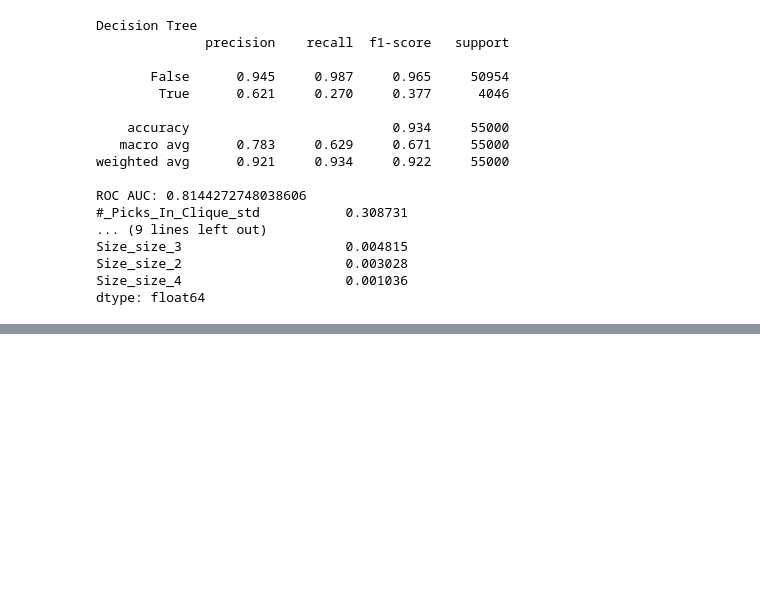
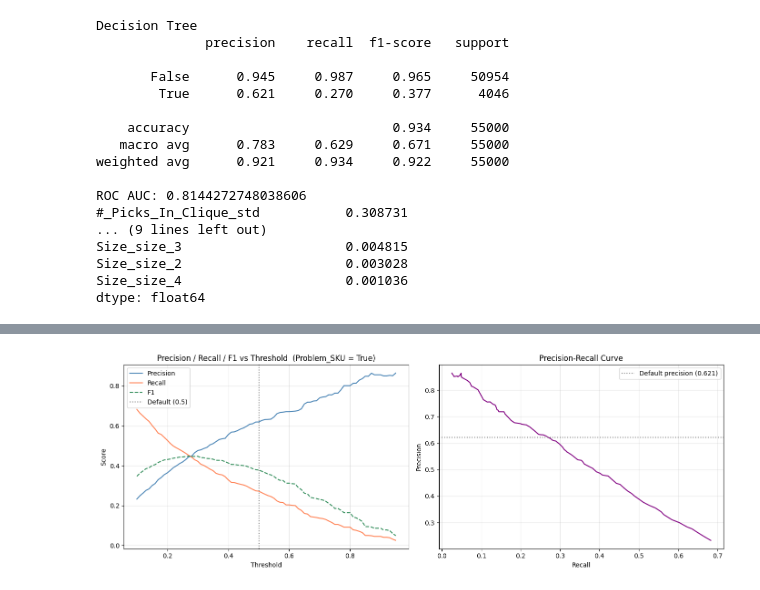
Before and after one commit to EdgyPage/Inventory_Defect_Classifier, a Jupyter notebook: Classifiers/decision_tree.ipynb, the cells around one changed output, grey strips where cells are left out. Saved outputs shown, nothing was run; the diff lists cells and outputs as text; code cells hidden in the pictures; blank space fills up the shorter version.

```diff
--- a/Classifiers/decision_tree.ipynb
+++ b/Classifiers/decision_tree.ipynb
@@ -118,0 +123,74 @@ dtype: float64
+# %%
+import numpy as np
+import matplotlib.pyplot as plt
+from sklearn.metrics import precision_score, recall_score, f1_score
+
+# Use the high-precision DT (no class_weight)
+y_proba_hp = dt.predict_proba(X_test)[:, 1]
+
+thresholds = np.arange(0.10, 0.96, 0.01)
+precisions, recalls, f1s, n_flagged = [], [], [], []
+
+for t in thresholds:
+    y_pred_t = (y_proba_hp >= t).astype(int)
+    flagged = y_pred_t.sum()
+    if flagged == 0:
+        precisions.append(np.nan)
+        recalls.append(0.0)
+        f1s.append(0.0)
+    else:
+        precisions.append(precision_score(y_test, y_pred_t, zero_division=0))
+        recalls.append(recall_score(y_test, y_pred_t, zero_division=0))
+        f1s.append(f1_score(y_test, y_pred_t, zero_division=0))
+    n_flagged.append(flagged)
+
+precisions = np.array(precisions)
+recalls    = np.array(recalls)
+f1s        = np.array(f1s)
+n_flagged  = np.array(n_flagged)
+
+# --- Plot ---
+fig, axes = plt.subplots(1, 2, figsize=(14, 5))
+
+ax = axes[0]
+ax.plot(thresholds, precisions, label="Precision", color="steelblue")
+ax.plot(thresholds, recalls,    label="Recall",    color="coral")
+ax.plot(thresholds, f1s,        label="F1",        color="seagreen", linestyle="--")
+ax.axvline(0.5, color="gray", linestyle=":", label="Default (0.5)")
+ax.set_xlabel("Threshold")
+ax.set_ylabel("Score")
+ax.set_title("Precision / Recall / F1 vs Threshold  (Problem_SKU = True)")
+ax.legend()
+ax.grid(alpha=0.3)
+
+ax2 = axes[1]
+valid = ~np.isnan(precisions)
+ax2.plot(recalls[valid], precisions[valid], color="purple")
+ax2.axhline(0.621, color="gray", linestyle=":", label="Default precision (0.621)")
+ax2.set_xlabel("Recall")
+ax2.set_ylabel("Precision")
+ax2.set_title("Precision-Recall Curve")
+ax2.legend()
+ax2.grid(alpha=0.3)
+
+plt.tight_layout()
+plt.show()
+
+# --- Precision target table ---
+print(f"\n{'Prec Target':>12} {'Threshold':>10} {'Recall':>8} {'F1':>8} {'Flagged':>10} {'of 4046 True':>14}")
+print("-" * 68)
+for target in [0.70, 0.75, 0.80, 0.85, 0.90, 0.95]:
+    mask = precisions >= target
+    if mask.any():
+        # highest recall at or above this precision
+        best_idx = np.where(mask)[0][np.argmax(recalls[mask])]
+        t  = thresholds[best_idx]
+        r  = recalls[best_idx]
+        f  = f1s[best_idx]
+        nf = n_flagged[best_idx]
+        caught = int(round(r * 4046))
+        print(f"{target:>12.2f} {t:>10.2f} {r:>8.3f} {f:>8.3f} {nf:>10,} {caught:>14,}")
+    else:
+        print(f"{target:>12.2f} {'N/A':>10}")
+# %% [output]
+[figure, added]
```
Also changed, not shown: parts of 6 cells of this notebook, 1 other file.
